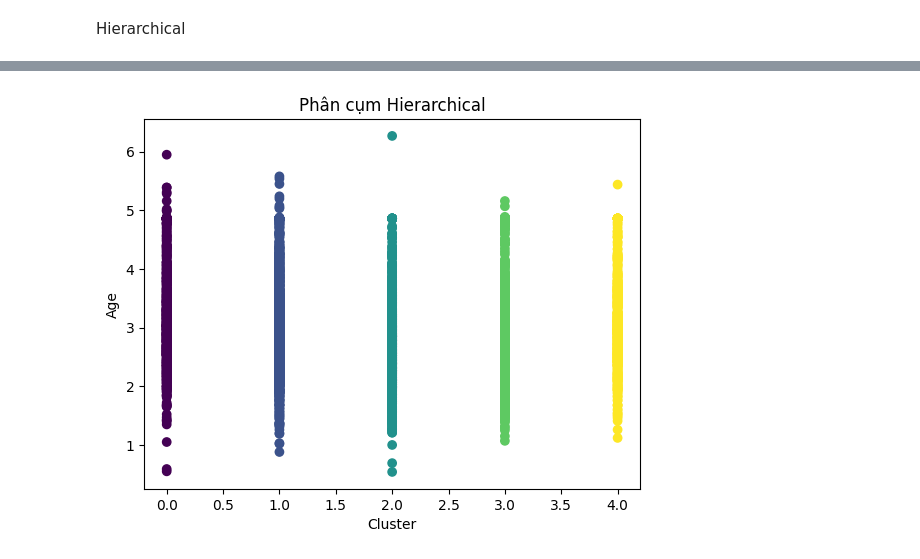
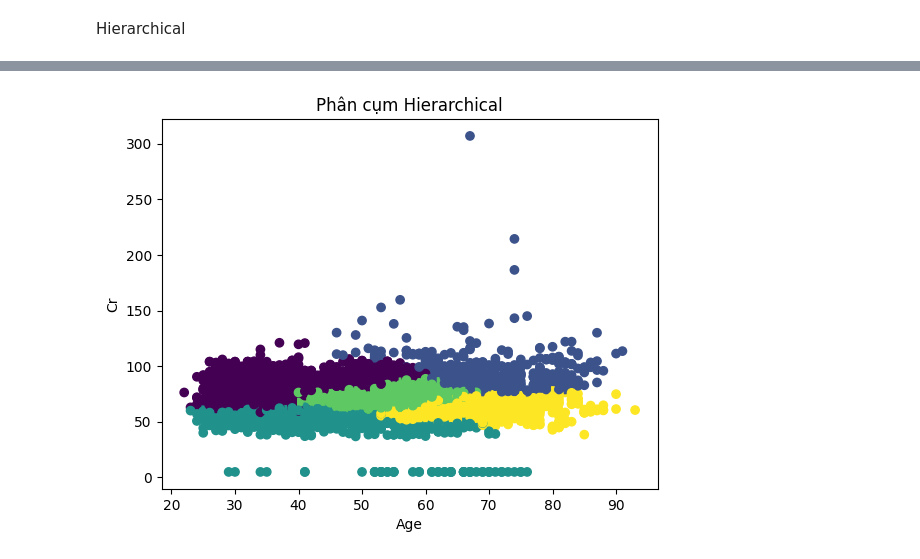
Before and after one commit to tathithienthanh/DataAnalysis_Diagnosis-of-diabetes-based-on-data-set-of-blood-test-result, a Jupyter notebook: PTDL_BTL.ipynb, the cells around one changed output, grey strips where cells are left out. Cells and saved outputs as stored; diff of their text form; code cells hidden in the pictures.

```diff
--- a/PTDL_BTL.ipynb
+++ b/PTDL_BTL.ipynb
@@ -646,7 +661,7 @@ from sklearn.cluster import AgglomerativeClustering
 # %%
 df_hier = df_train.copy(deep = True)
 # %%
-num_clusters =
+num_clusters = 5
 
 hier = AgglomerativeClustering(n_clusters = num_clusters, compute_distances = True)
 hier.fit(df_hier)
@@ -670,9 +685,9 @@ df_hier
 5166 rows × 11 columns
 # %%
-plt.scatter(df_hier['Cluster'], df_hier['LDL'], c = df_hier['Cluster'], cmap = 'viridis')
-plt.xlabel('Cluster')
-plt.ylabel('Age')
+plt.scatter(df_hier['Age'], df_hier['Cr'], c = df_hier['Cluster'], cmap = 'viridis')
+plt.xlabel('Age')
+plt.ylabel('Cr')
 plt.title('Phân cụm Hierarchical')
 plt.show()
 # %% [output]
-[figure, old version]
+[figure, new version]
```
Also changed, not shown: parts of 43 cells of this notebook.
